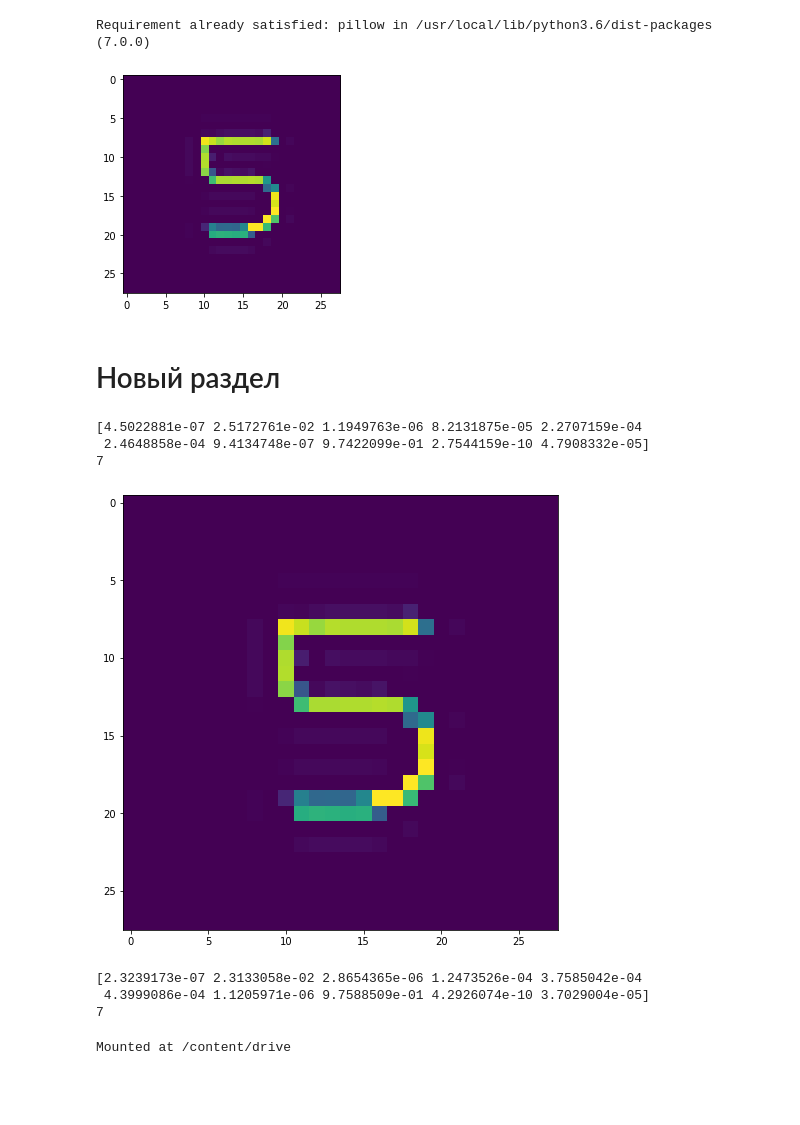
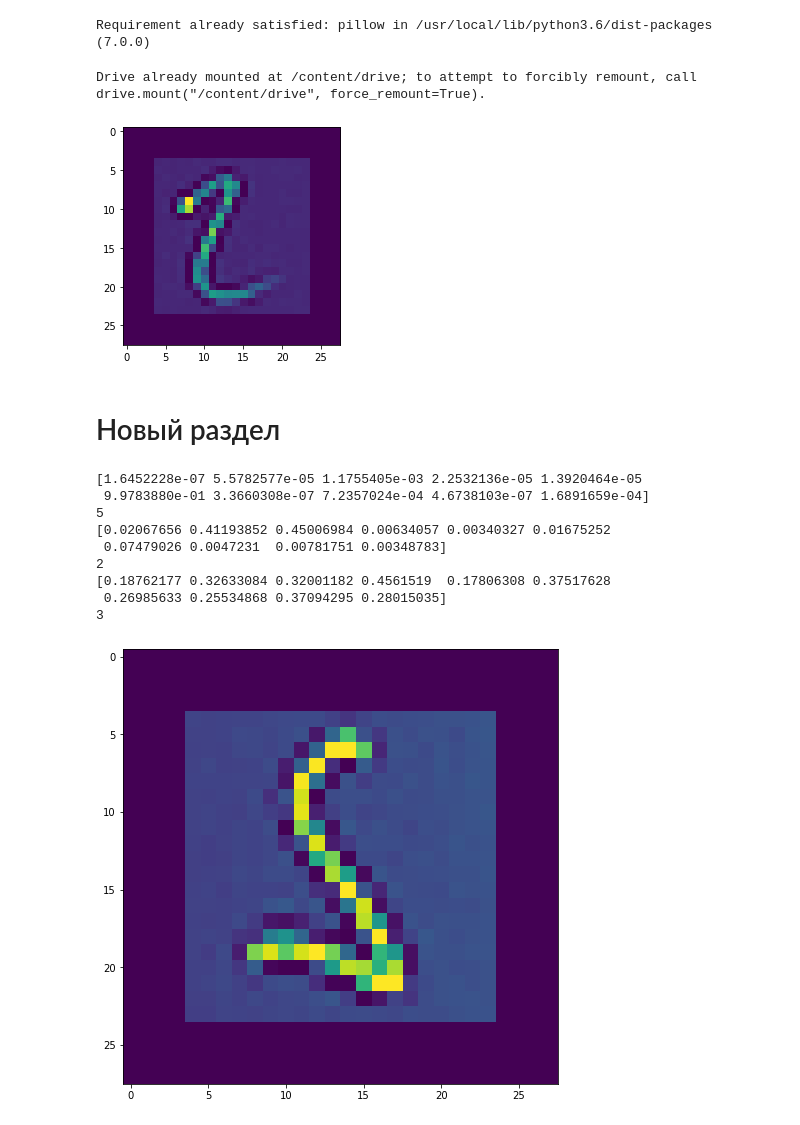
Before and after one commit to imciflam/CNN-classic-models, a Jupyter notebook: CNNs.ipynb, the cells around one changed output. Drawn from its saved outputs; the diff is of its cells as text; code cells hidden in the pictures; blank space fills up the shorter version.

```diff
--- a/CNNs.ipynb
+++ b/CNNs.ipynb
@@ -553,6 +557,11 @@ edit a number
 pip install pillow
 # %% [output]
 Requirement already satisfied: pillow in /usr/local/lib/python3.6/dist-packages (7.0.0)
+# %%
+from google.colab import drive
+drive.mount('/content/drive')
+# %% [output]
+Drive already mounted at /content/drive; to attempt to forcibly remount, call drive.mount("/content/drive", force_remount=True).
 # %%
 from PIL import Image, ImageFilter
 from matplotlib import pyplot as plt
@@ -595,8 +604,8 @@ def imageprepare(argv):
     tva = [(255 - x) * 1.0 / 255.0 for x in tv]
     return tva
 
-#x=[imageprepare('/content/drive/My Drive/resized/4.jpg')]#file path here
-x=[imageprepare('image.png')]#file path here
+x=[imageprepare('/content/drive/My Drive/resized/2.jpg')]#file path here
+#x=[imageprepare('image.png')]#file path here
 #Now we convert 784 sized 1d array to 24x24 sized 2d array so that we can visualize it
 newArr=[[0 for d in range(28)] for y in range(28)]
 k = 0
@@ -610,46 +619,44 @@ plt.imshow(newArr, interpolation='nearest')
 # plt.savefig('MNIST_IMAGE.png')#save MNIST image
 plt.show()#Show / plot that image
 # %% [output]
-[figure, old version]
+[figure, new version]
 # %% [markdown]
 # Новый раздел
 # %%
 first = np.asarray(newArr).reshape(1,28,28)
 
 fig=plt.figure(figsize=(15, 8))
 img = np.squeeze(first)
 plt.imshow(img)
 
 result = np.zeros((1,28,28))
 np.dstack((result,first))
 
 result = result / 255.0
 result = tf.expand_dims(result, 3)
 
-alex_predictions = lenet_5_model.predict(result)
+lenet_5_model_predictions = lenet_5_model.predict([result])
+alex_predictions = AlexModel.predict(result)
+vgg_predictions = VGG16_model3.predict(result)
+
+print(lenet_5_model_predictions[0])
+print(np.argmax(lenet_5_model_predictions[0]))
+
 
 print(alex_predictions[0])
 print(np.argmax(alex_predictions[0]))
+
+
+print(vgg_predictions[0])
+print(np.argmax(vgg_predictions[0]))
 # %% [output]
-[4.5022881e-07 2.5172761e-02 1.1949763e-06 8.2131875e-05 2.2707159e-04
- 2.4648858e-04 9.4134748e-07 9.7422099e-01 2.7544159e-10 4.7908332e-05]
-7
+[1.6452228e-07 5.5782577e-05 1.1755405e-03 2.2532136e-05 1.3920464e-05
+ 9.9783880e-01 3.3660308e-07 7.2357024e-04 4.6738103e-07 1.6891659e-04]
+5
+[0.02067656 0.41193852 0.45006984 0.00634057 0.00340327 0.01675252
+ 0.07479026 0.0047231  0.00781751 0.00348783]
+2
+[0.18762177 0.32633084 0.32001182 0.4561519  0.17806308 0.37517628
+ 0.26985633 0.25534868 0.37094295 0.28015035]
+3
-[figure, old version]
+[figure, new version]
-# %%
-example = np.asarray(newArr).reshape(1, 28, 28)
-example = example / 255.0
-example = tf.expand_dims(example, 3)
-
-alex_predictions = lenet_5_model.predict(example)
-
-print(alex_predictions[0])
-print(np.argmax(alex_predictions[0]))
-# %% [output]
-[2.3239173e-07 2.3133058e-02 2.8654365e-06 1.2473526e-04 3.7585042e-04
- 4.3999086e-04 1.1205971e-06 9.7588509e-01 4.2926074e-10 3.7029004e-05]
-7
-# %%
-from google.colab import drive
-drive.mount('/content/drive')
-# %% [output]
-Mounted at /content/drive
```
Also changed, not shown: parts of 19 cells of this notebook.
